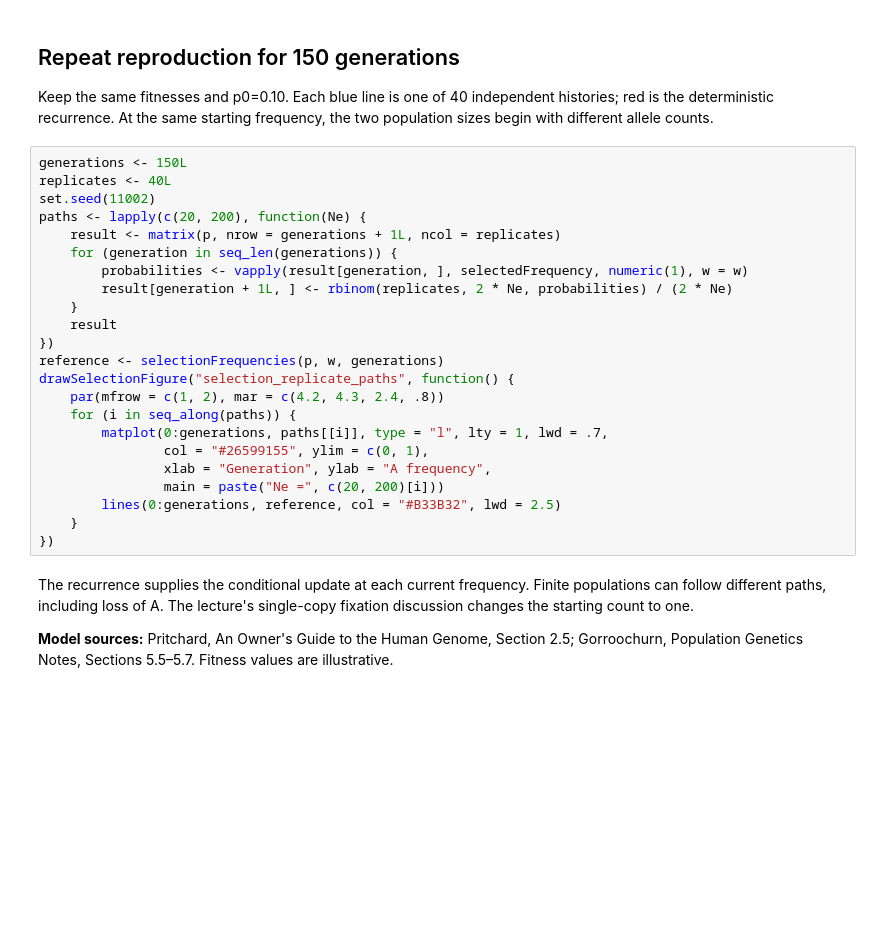
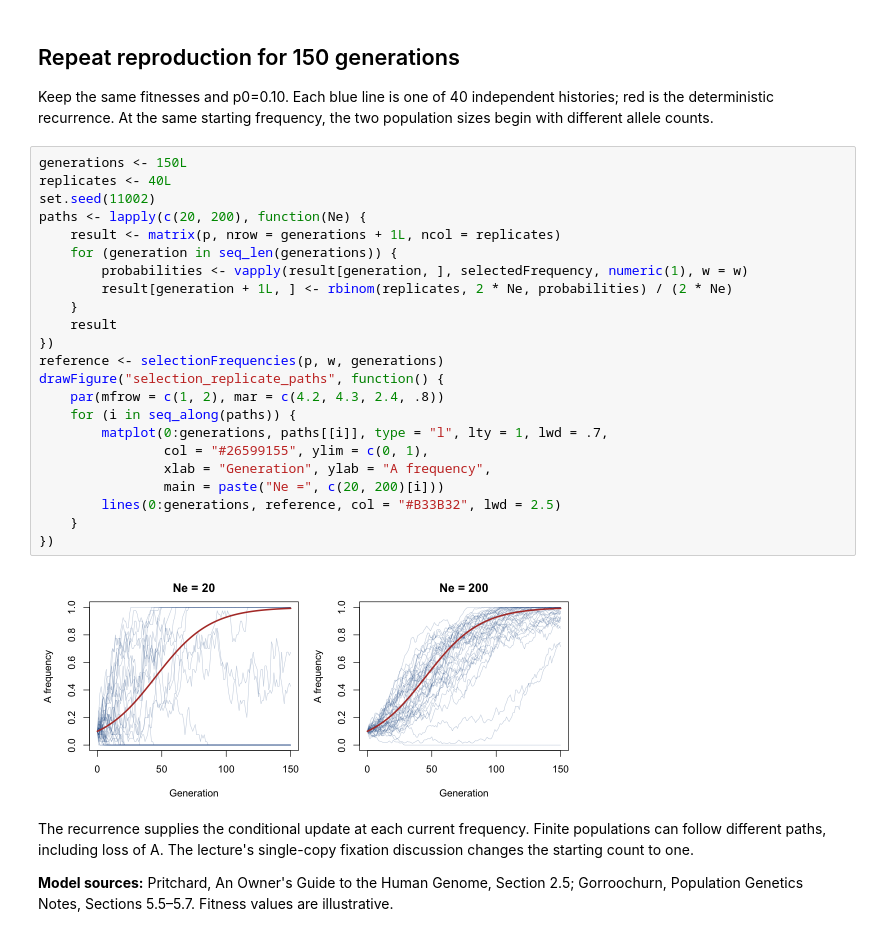
Before and after one commit to StatFunGen/hpgR, a Jupyter notebook: notebooks/P8149_Lecture_11_Favored_Allele.ipynb, the cells around one changed output. Drawn from its saved outputs; the diff is of its cells as text; blank space fills up the shorter version.

```diff
--- a/notebooks/P8149_Lecture_11_Favored_Allele.ipynb
+++ b/notebooks/P8149_Lecture_11_Favored_Allele.ipynb
@@ -62,26 +95,28 @@ Keep the same fitnesses and p0=0.10. Each blue line is one of 40 independent his
 # %%
 generations <- 150L
 replicates <- 40L
 set.seed(11002)
 paths <- lapply(c(20, 200), function(Ne) {
     result <- matrix(p, nrow = generations + 1L, ncol = replicates)
     for (generation in seq_len(generations)) {
         probabilities <- vapply(result[generation, ], selectedFrequency, numeric(1), w = w)
         result[generation + 1L, ] <- rbinom(replicates, 2 * Ne, probabilities) / (2 * Ne)
     }
     result
 })
 reference <- selectionFrequencies(p, w, generations)
-drawSelectionFigure("selection_replicate_paths", function() {
+drawFigure("selection_replicate_paths", function() {
     par(mfrow = c(1, 2), mar = c(4.2, 4.3, 2.4, .8))
     for (i in seq_along(paths)) {
         matplot(0:generations, paths[[i]], type = "l", lty = 1, lwd = .7,
                 col = "#26599155", ylim = c(0, 1),
                 xlab = "Generation", ylab = "A frequency",
                 main = paste("Ne =", c(20, 200)[i]))
         lines(0:generations, reference, col = "#B33B32", lwd = 2.5)
     }
 })
+# %% [output]
+[figure, added]
 # %% [markdown]
 The recurrence supplies the conditional update at each current frequency. Finite populations can follow different paths, including loss of A. The lecture's single-copy fixation discussion changes the starting count to one.
 
```
Also changed, not shown: parts of 7 cells of this notebook, 3 other files.
